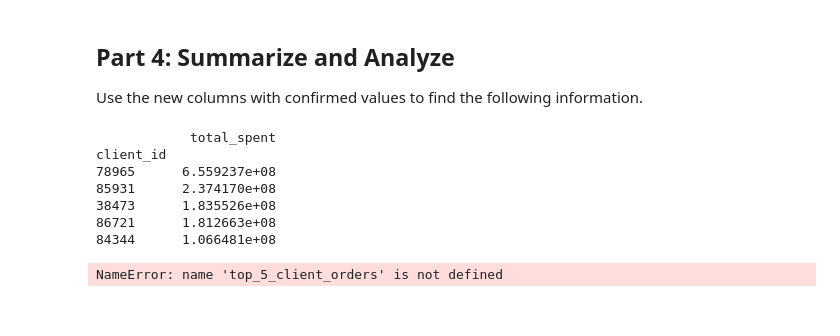
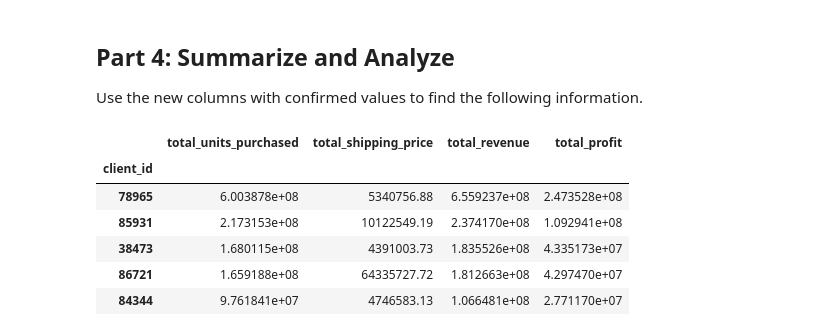
Before and after one commit to Dragon9804/pandas-challenge-1, a Jupyter notebook: wholesale_data_analysis_starter_code.ipynb, the cells around one changed output. Cells and saved outputs as stored; diff of their text form; code cells hidden in the pictures.

```diff
--- a/wholesale_data_analysis_starter_code.ipynb
+++ b/wholesale_data_analysis_starter_code.ipynb
@@ -196,39 +196,60 @@ Order: 6128929, Total: $923441.24
 Use the new columns with confirmed values to find the following information.
 # %%
 # How much did each of the top 5 clients by quantity spend? Check your work from Part 1 for client ids.
-client_summary = df.groupby('client_id').agg(
-    total_quantity=('qty', 'sum'),
-    total_spent=('total_price', 'sum')
-)
-top_clients = client_summary.sort_values('total_spent', ascending=False)
-top_5_clients = top_clients.head(5)
-print(top_5_clients[['total_spent']])
+#client_summary = df.groupby('client_id').agg(
+ #   total_quantity=('qty', 'sum'),
+ #   total_spent=('total_price', 'sum')
+#)
+#top_clients = client_summary.sort_values('total_spent', ascending=False)
+#top_5_clients = top_clients.head(5)
+#print(top_5_clients[['total_spent']])
+
+
+df['line_price'] = df['subtotal'] + df['shipping_price']
+order_totals = df.groupby('order_id')['line_price'].sum()
+order_id = top_clients_ids
+order_totals = df[df['order_id'].isin(order_id)].groupby('order_id')['total_price'].sum()
+order_totals
+for order_id, total in order_totals.items():
+    print(f"Order: {order_id}, Total: ${total:.2f}")
-# %% [output]
-            total_spent
-client_id
-78965      6.559237e+08
-85931      2.374170e+08
-38473      1.835526e+08
-86721      1.812663e+08
-84344      1.066481e+08
 # %%
 # Create a summary DataFrame showing the totals for the for the top 5 clients with the following information:
 # total units purchased, total shipping price, total revenue, and total profit.
-top_5_client_summaries_df = pd.DataFrame()
-top_5_client_summaries_df['client_id'] = top_clients_ids
+#top_5_client_summaries_df = pd.DataFrame(df)
+#top_5_client_summaries_df['client_id'] = top_clients_ids
 
-column_headers = ['qty', 'shipping_price', 'line_price', 'line_cost', 'line_profit']
+#column_headers = ['qty', 'shipping_price', 'line_price', 'line_cost', 'line_profit']
 
-for col in column_headers:
-    for id in top_clients_ids:
-        top_5_client_summaries_df.loc[top_5_client_summaries_df['client_id'] == id, col] = \
-            top_5_client_orders.loc[top_5_client_orders['client_id'] == id, col].sum().round(2)
+#for col in column_headers:
+ #   for id in top_clients_ids:
+  #      top_5_client_summaries_df.loc[top_5_client_summaries_df['client_id'] == id, col] = \
+   #         top_5_client_orders.loc[top_5_client_orders['client_id'] == id, col].sum().round(2)
 
-top_5_client_summaries_df['qty'] = top_5_client_summaries_df['qty'].astype(int)
+#top_5_client_summaries_df['qty'] = top_5_client_summaries_df['qty'].astype(int)
 
-display(top_5_client_summaries_df)
+#display(top_5_client_summaries_df)
+
+# Group by Client and sum the relevant columns
+client_summary = df.groupby('client_id').agg(
+    total_units_purchased=('line_price', 'sum'),
+    total_shipping_price=('shipping_price', 'sum'),
+    total_revenue=('total_price', 'sum'),
+    total_profit=('line_profit', 'sum')
+)
+
+# Sort by total units purchased to get the top 5 clients
+top_5_clients = client_summary.sort_values(by='total_units_purchased', ascending=False).head(5)
+
+# Display the summary DataFrame
+display(top_5_clients)
 # %% [output]
-NameError: name 'top_5_client_orders' is not defined
+|  | total_units_purchased | total_shipping_price | total_revenue | total_profit |
+| client_id |  |  |  |  |
+| 78965 | 6.003878e+08 | 5340756.88 | 6.559237e+08 | 2.473528e+08 |
+| 85931 | 2.173153e+08 | 10122549.19 | 2.374170e+08 | 1.092941e+08 |
+| 38473 | 1.680115e+08 | 4391003.73 | 1.835526e+08 | 4.335173e+07 |
+| 86721 | 1.659188e+08 | 64335727.72 | 1.812663e+08 | 4.297470e+07 |
+| 84344 | 9.761841e+07 | 4746583.13 | 1.066481e+08 | 2.771170e+07 |
 # %%
 # Format the data and rename the columns to names suitable for presentation.
 
```
